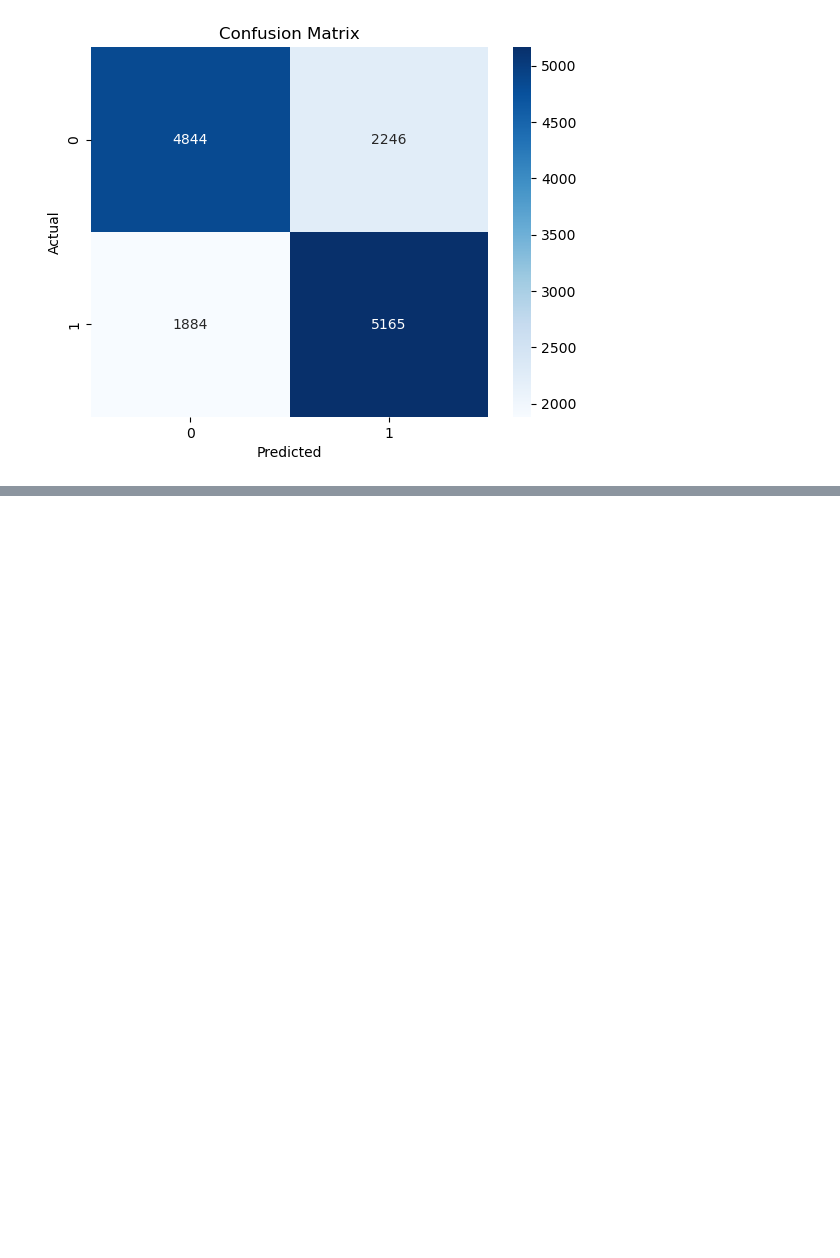
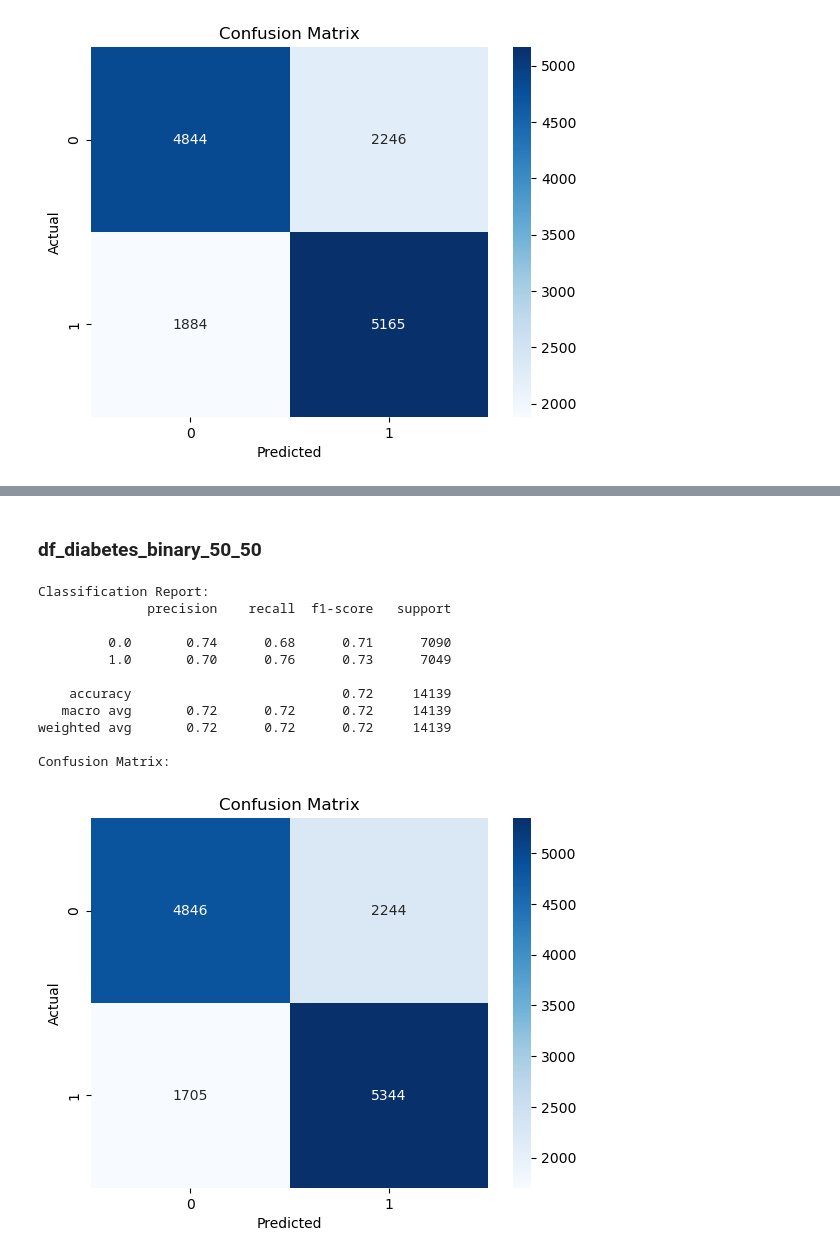
Before and after one commit to DataScience-DHBWKA/Gruppe3-DataExploration, a Jupyter notebook: data_exploration.ipynb, the cells around one changed output, grey strips where cells are left out. Drawn from its saved outputs; the diff is of its cells as text; code cells hidden in the pictures; blank space fills up the shorter version.

```diff
--- a/data_exploration.ipynb
+++ b/data_exploration.ipynb
@@ -491,0 +535,37 @@ Confusion Matrix:
+# %% [markdown]
+### df_diabetes_binary_50_50
+# %%
+# Initialize the Random Forest model
+rf_50_50 = RandomForestClassifier(n_estimators=100, random_state=42)
+
+# Train the model
+rf_50_50.fit(X_train_50_50, y_train_50_50)
+
+# Make predictions on the test set
+y_pred_rf_50_50 = rf_50_50.predict(X_test_50_50)
+
+# Evaluate the model
+# Display the classification report
+print("Classification Report:")
+print(classification_report(y_test_50_50, y_pred_rf_50_50))
+
+# Display the confusion matrix
+print("Confusion Matrix:")
+sns.heatmap(confusion_matrix(y_test_50_50, y_pred_rf_50_50), annot=True, fmt='d', cmap='Blues')
+plt.xlabel('Predicted')
+plt.ylabel('Actual')
+plt.title('Confusion Matrix')
+plt.show()
+# %% [output]
+Classification Report:
+              precision    recall  f1-score   support
+
+         0.0       0.74      0.68      0.71      7090
+         1.0       0.70      0.76      0.73      7049
+
+    accuracy                           0.72     14139
+   macro avg       0.72      0.72      0.72     14139
+weighted avg       0.72      0.72      0.72     14139
+
+Confusion Matrix:
+[figure, added]
```
Also changed, not shown: parts of 9 cells of this notebook.
